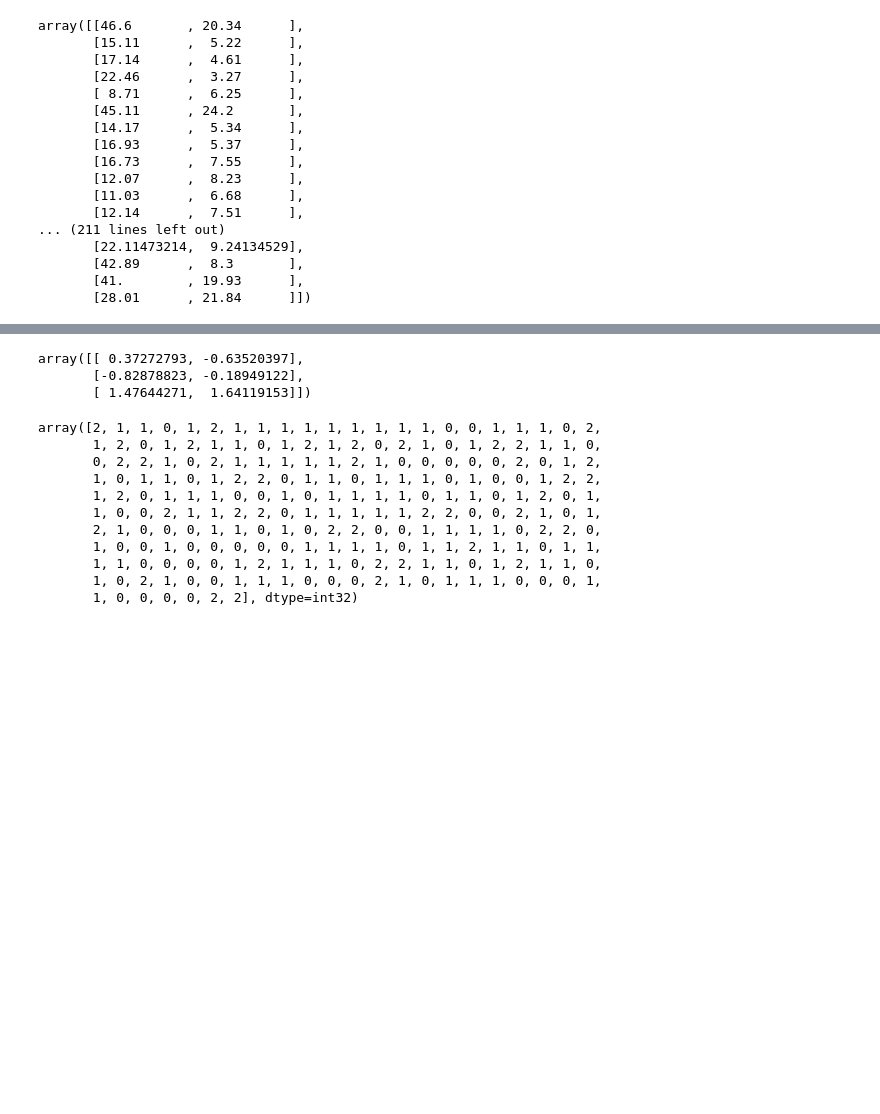
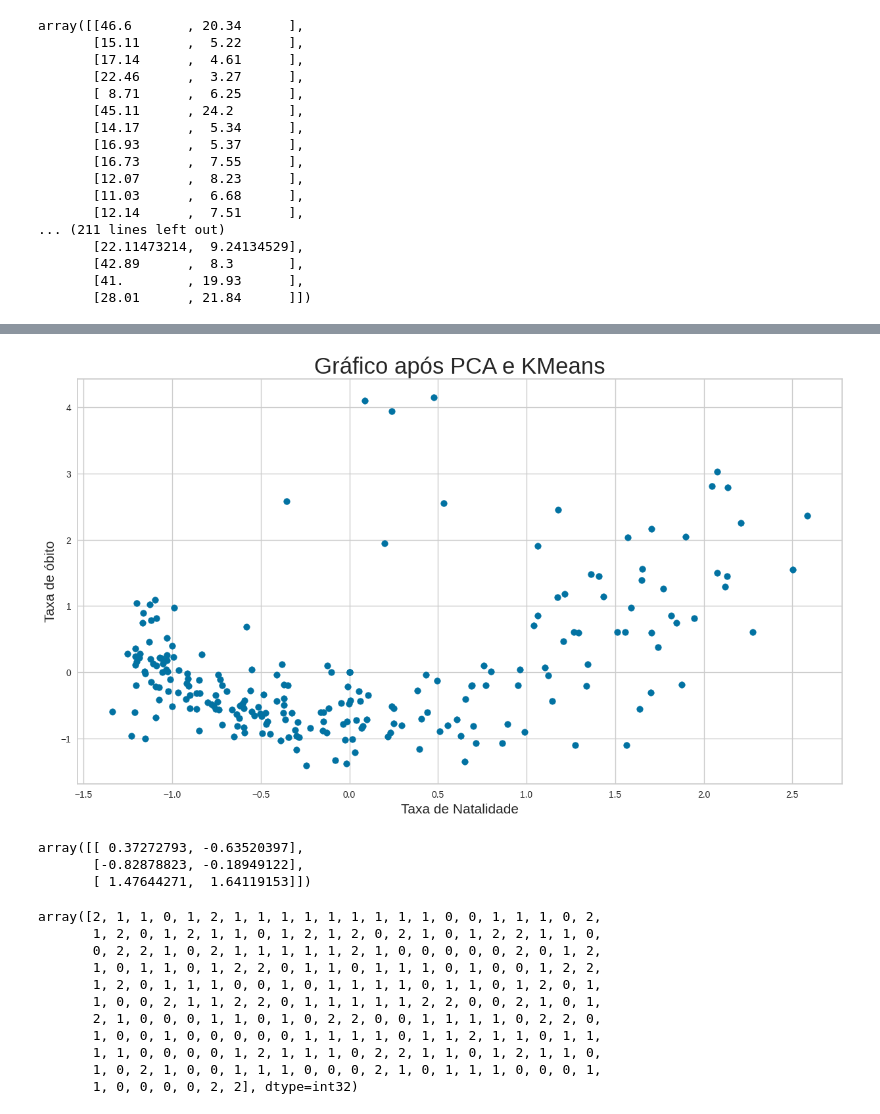
Before and after one commit to cantaruttim/Projeto_Integrador_III, a Jupyter notebook: Proj_Int_III.ipynb, the cells around one changed output, grey strips where cells are left out. Cells and saved outputs as stored; diff of their text form; code cells hidden in the pictures; blank space fills up the shorter version.

```diff
--- a/Proj_Int_III.ipynb
+++ b/Proj_Int_III.ipynb
@@ -756,10 +840,31 @@ KMeans(n_clusters=3)
-# %%
-centroides = kmeans_normalizados.cluster_centers_
-centroides
-# %% [output]
-array([[ 0.37272793, -0.63520397],
-       [-0.82878823, -0.18949122],
-       [ 1.47644271,  1.64119153]])
+# %%
+"""
+Observe que o gráfico permanece o mesmo, mas a escala na qual ele está sendo apresentado mudou
+"""
+
+plt.figure(figsize=(15,8))
+plt.scatter(x = dataset_normalizado[:,0], y = dataset_normalizado[:, 1])
+plt.title("Gráfico após PCA e KMeans", fontsize = 25)
+plt.xlabel("Taxa de Natalidade", fontsize = 15)
+plt.ylabel("Taxa de óbito", fontsize = 15)
+plt.show()
+# %% [output]
+[figure, added]
+# %%
+"""
+O atributo cluster_centers_ gera de forma randômica centros aleatórios para começar a calcular a distância euclidiana entre cada um dos dados
+Isso é o que permite a geração dos clusteres. Por exemplo, como colocamos n_clusters=3 geramos 3 pontos aleatórios no gráfico
+Onde 0.37272793 corresponde ao valor de X do primeiro centro e -0.63520397 corresponde ao valor do Y do primeiro centro.
+
+Portanto 3 centros foram gerados e aqui apresentamos as coordenados do plano cartesiano para cada uma delas
+"""
+
+centroides = kmeans_normalizados.cluster_centers_
+centroides
+# %% [output]
+array([[ 0.37272793, -0.63520397],
+       [-0.82878823, -0.18949122],
+       [ 1.47644271,  1.64119153]])
 # %%
 rotulos = kmeans_normalizados.labels_
 rotulos
```
Also changed, not shown: parts of 31 cells of this notebook.
